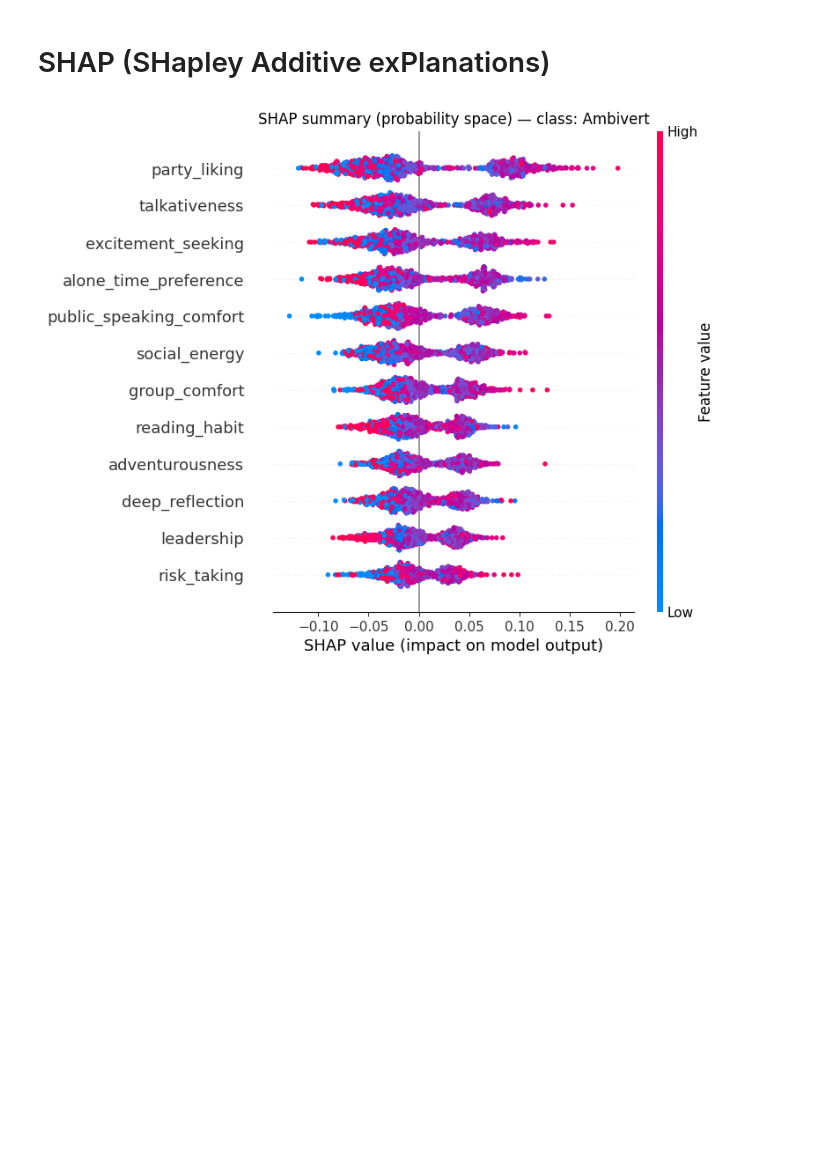
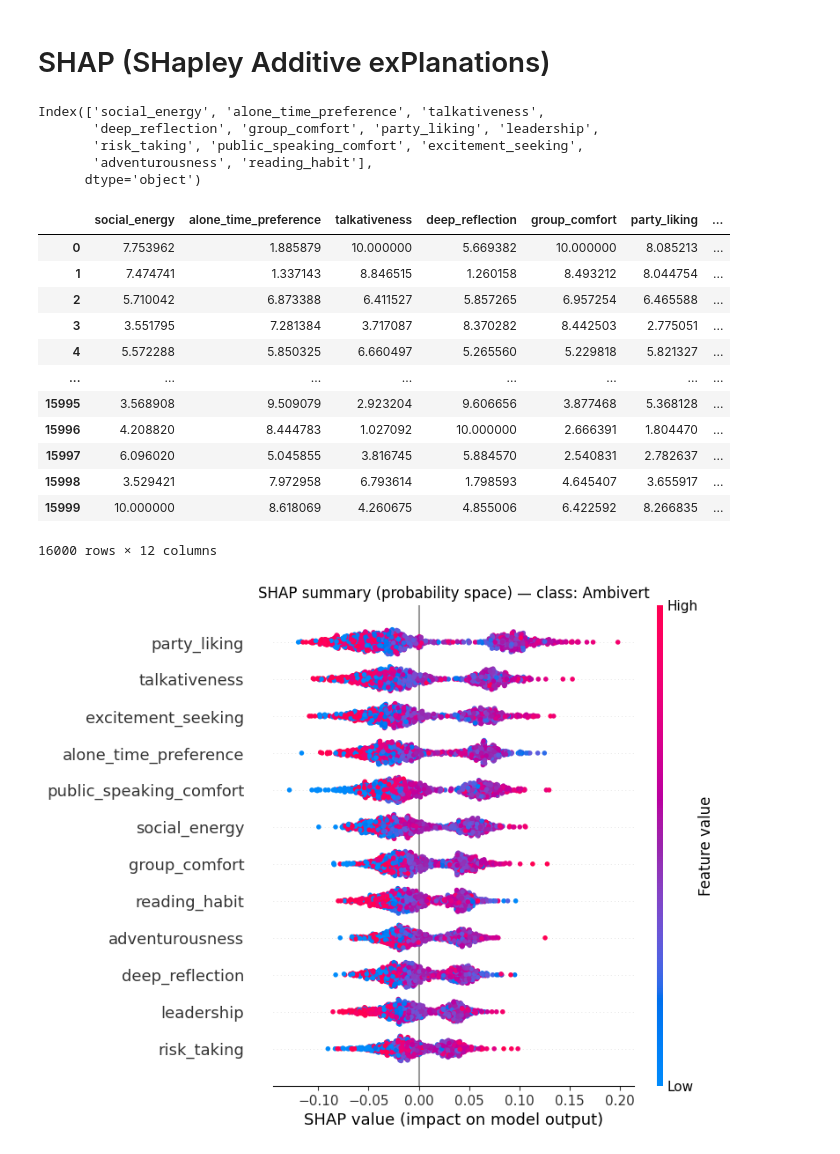
Before and after one commit to Alexkimqp/personality-classification, a Jupyter notebook: notebooks/07_Model_finalization.ipynb, the cells around one changed output. Saved outputs shown, nothing was run; the diff lists cells and outputs as text; code cells hidden in the pictures; blank space fills up the shorter version.

```diff
--- a/notebooks/07_Model_finalization.ipynb
+++ b/notebooks/07_Model_finalization.ipynb
@@ -27,6 +27,30 @@ X_L1_test = load_processed_data("data/processed/X_test_pured(L1).csv")
 
 # Загружаю модель
 Log_reg_12Features = load_model("log_reg_12Features.pkl")
+# %%
+X_L1_train.columns
+# %% [output]
+Index(['social_energy', 'alone_time_preference', 'talkativeness',
+       'deep_reflection', 'group_comfort', 'party_liking', 'leadership',
+       'risk_taking', 'public_speaking_comfort', 'excitement_seeking',
+       'adventurousness', 'reading_habit'],
+      dtype='object')
+# %%
+X_L1_train.columns
+# %% [output]
+|  | social_energy | alone_time_preference | talkativeness | deep_reflection | group_comfort | party_liking | ... |
+| 0 | 7.753962 | 1.885879 | 10.000000 | 5.669382 | 10.000000 | 8.085213 | ... |
+| 1 | 7.474741 | 1.337143 | 8.846515 | 1.260158 | 8.493212 | 8.044754 | ... |
+| 2 | 5.710042 | 6.873388 | 6.411527 | 5.857265 | 6.957254 | 6.465588 | ... |
+| 3 | 3.551795 | 7.281384 | 3.717087 | 8.370282 | 8.442503 | 2.775051 | ... |
+| 4 | 5.572288 | 5.850325 | 6.660497 | 5.265560 | 5.229818 | 5.821327 | ... |
+| ... | ... | ... | ... | ... | ... | ... | ... |
+| 15995 | 3.568908 | 9.509079 | 2.923204 | 9.606656 | 3.877468 | 5.368128 | ... |
+| 15996 | 4.208820 | 8.444783 | 1.027092 | 10.000000 | 2.666391 | 1.804470 | ... |
+| 15997 | 6.096020 | 5.045855 | 3.816745 | 5.884570 | 2.540831 | 2.782637 | ... |
+| 15998 | 3.529421 | 7.972958 | 6.793614 | 1.798593 | 4.645407 | 3.655917 | ... |
+| 15999 | 10.000000 | 8.618069 | 4.260675 | 4.855006 | 6.422592 | 8.266835 | ... |
+16000 rows × 12 columns
 # %%
 # SHap для 12 признаков
 
```
Also changed, not shown: 33 other files.
